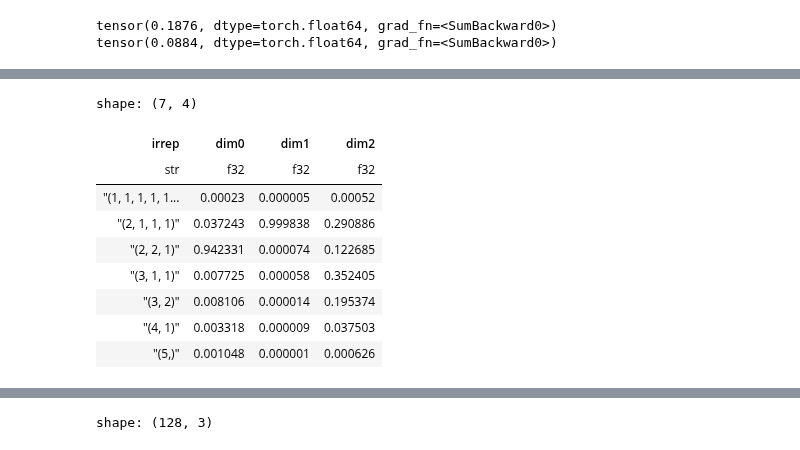
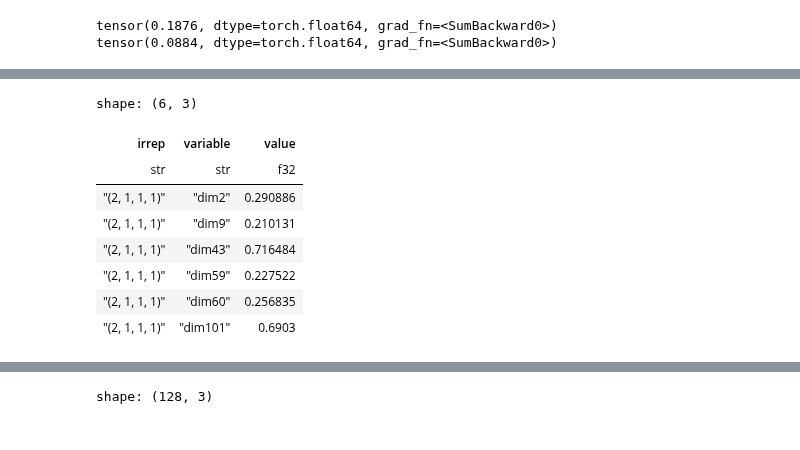
Before and after one commit to dashstander/sn-grok, a Jupyter notebook: notebooks/progress_measures.ipynb, the cells around one changed output, grey strips where cells are left out. Drawn from its saved outputs; the diff is of its cells as text; code cells hidden in the pictures.

```diff
--- a/notebooks/progress_measures.ipynb
+++ b/notebooks/progress_measures.ipynb
@@ -51,3 +51,37 @@ def loss_fn(logits, labels):
     log_probs = logits.log_softmax(dim=-1)
     correct_log_probs = log_probs.gather(dim=-1, index=labels[:, None])
     return -1. * correct_log_probs
+
+
+
+def calc_power_contributions(tensor, n):
+    total_power = (tensor ** 2).mean(dim=0)
+    group_order = math.factorial(n)
+    fourier_transform = slow_sn_ft_1d(tensor, n)
+    irrep_power = calc_power(fourier_transform, group_order)
+    power_contribs = {irrep: power / total_power for irrep, power in irrep_power.items()}
+    irreps = list(power_contribs.keys())
+    power_vals = torch.cat([power_contribs[irrep].unsqueeze(0) for irrep in irreps], dim=0)
+    val_data = pl.DataFrame(power_vals.detach().cpu().numpy(), schema=[f'dim{i}' for i in range(tensor.shape[1])])
+    val_data.insert_at_idx(0, pl.Series('irrep', [str(i) for i in irreps]))
+    return val_data, fourier_transform
+
+
+def mean_ablate_one_column(model, linear_activations, index):
+
+    act_means = relu(linear_activations).mean(0)
+
+    acts = deepcopy(relu(linear_activations))
+    acts[:, index] = act_means[index]
+
+    logits = model.unembed(acts)
+
+    return loss_fn(logits, targets).sum()
+
+
+
+
+
+def eval_loss(model_fn, params, lperms, rperms, targets):
+    logits = model_fn(params, lperms, rperms)
+    return loss_fn(logits, targets).mean()
@@ -191,15 +592,20 @@ W = model.linear.weight
 lpower_df, _ = calc_power_contributions(model.lembed.weight @ W[:, :256].T, 5)
 rpower_df, _ = calc_power_contributions(model.rembed.weight @ W[:, 256:].T, 5)
 # %%
-lpower_df.select(['irrep', 'dim0', 'dim1', 'dim2'])
+(
+    lpower_df
+    .melt(id_vars='irrep')
+    .filter(pl.col('irrep') == "(2, 1, 1, 1)")
+    .filter(pl.col('value') > 0.2)
+    .filter(pl.col('value') < 0.8)
+)
 # %% [output]
-shape: (7, 4)
+shape: (6, 3)
-| irrep | dim0 | dim1 | dim2 |
-| str | f32 | f32 | f32 |
-| "(1, 1, 1, 1, 1... | 0.00023 | 0.000005 | 0.00052 |
-| "(2, 1, 1, 1)" | 0.037243 | 0.999838 | 0.290886 |
-| "(2, 2, 1)" | 0.942331 | 0.000074 | 0.122685 |
-| "(3, 1, 1)" | 0.007725 | 0.000058 | 0.352405 |
-| "(3, 2)" | 0.008106 | 0.000014 | 0.195374 |
-| "(4, 1)" | 0.003318 | 0.000009 | 0.037503 |
-| "(5,)" | 0.001048 | 0.000001 | 0.000626 |
+| irrep | variable | value |
+| str | str | f32 |
+| "(2, 1, 1, 1)" | "dim2" | 0.290886 |
+| "(2, 1, 1, 1)" | "dim9" | 0.210131 |
+| "(2, 1, 1, 1)" | "dim43" | 0.716484 |
+| "(2, 1, 1, 1)" | "dim59" | 0.227522 |
+| "(2, 1, 1, 1)" | "dim60" | 0.256835 |
+| "(2, 1, 1, 1)" | "dim101" | 0.6903 |
```
Also changed, not shown: parts of 22 cells of this notebook, 2 other files.
